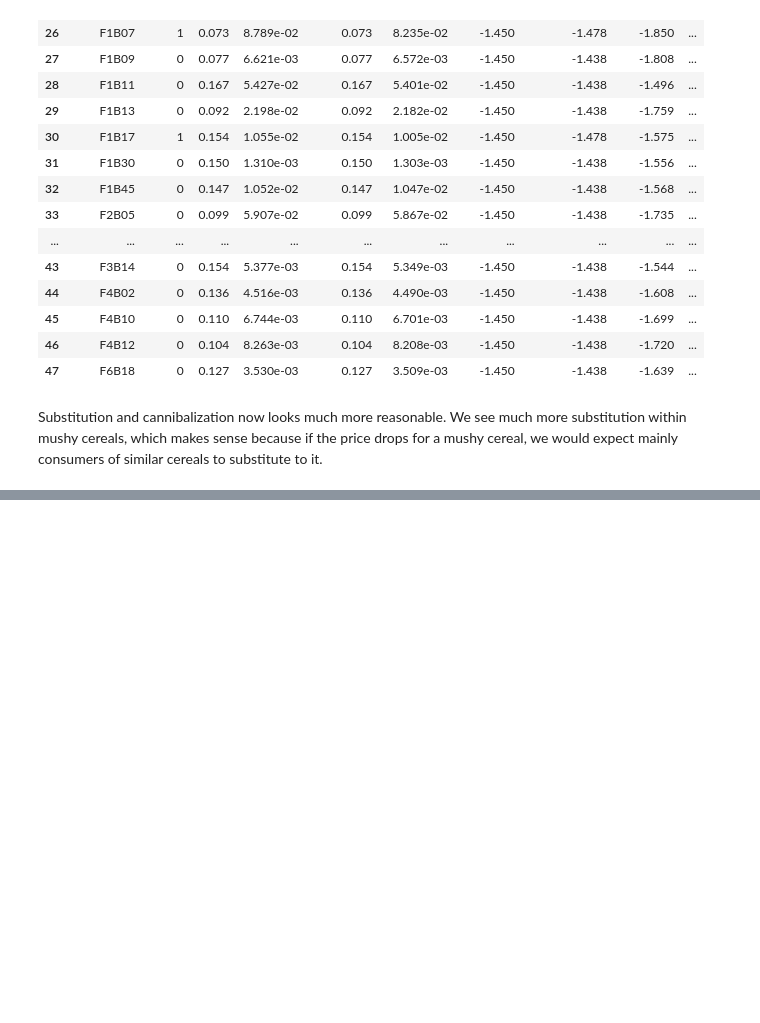
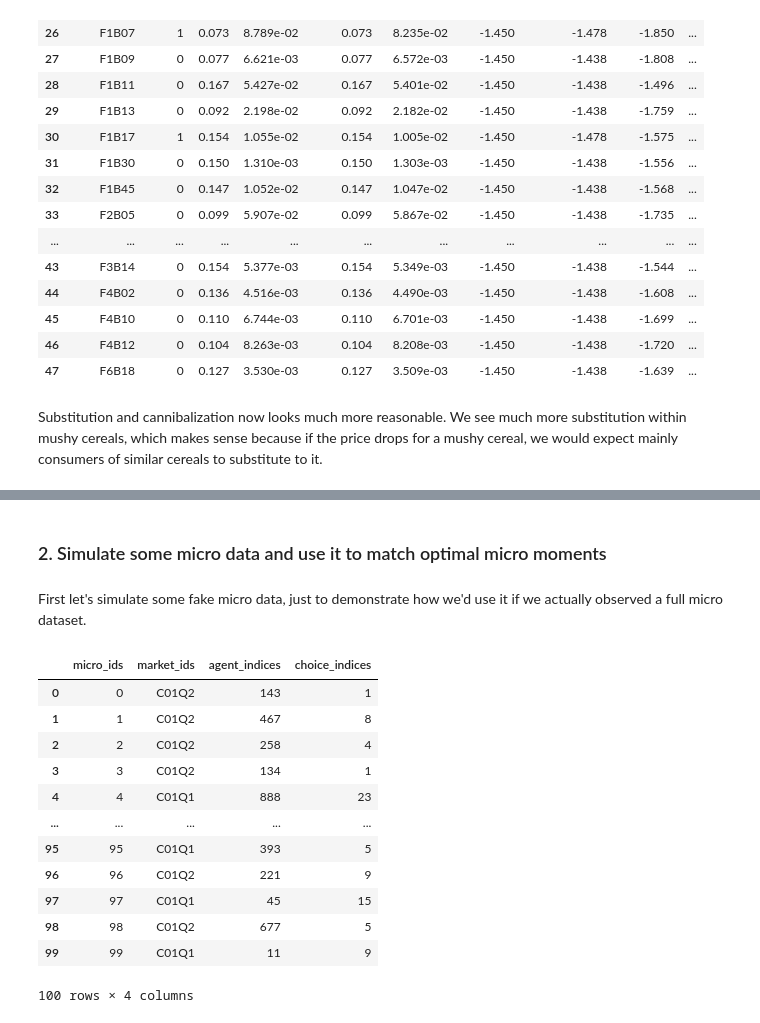
Before and after one commit to Mixtape-Sessions/Demand-Estimation, a Jupyter notebook: Exercises/Exercise-3/Solutions.ipynb, the cells around one changed output, grey strips where cells are left out. Cells and saved outputs as stored; diff of their text form; code cells hidden in the pictures; blank space fills up the shorter version.

```diff
--- a/Exercises/Exercise-3/Solutions.ipynb
+++ b/Exercises/Exercise-3/Solutions.ipynb
@@ -281,0 +333,18 @@ Substitution and cannibalization now looks much more reasonable. We see much mor
+# %%
+pyblp.options.verbose = True
+alt_restricted_results = alt_problem.solve(
+    sigma=[
+        [0, 0, 0],
+        [0, 4, 0],
+        [0, 0, 6],
+    ],
+    pi=[
+        [-0.3],
+        [0.1],
+        [-6],
+    ],
+    method='1s',
+    optimization=optimization,
+    micro_moments=[income_moment, mushy_moment],
+)
+pyblp.options.verbose = False
@@ -281,0 +446,21 @@ Substitution and cannibalization now looks much more reasonable. We see much mor
+# %% [markdown]
+### 2. Simulate some micro data and use it to match optimal micro moments
+# %% [markdown]
+First let's simulate some fake micro data, just to demonstrate how we'd use it if we actually observed a full micro dataset.
+# %%
+micro_data = pd.DataFrame(pyblp.data_to_dict(micro_results.simulate_micro_data(income_dataset, seed=0)))
+micro_data
+# %% [output]
+|  | micro_ids | market_ids | agent_indices | choice_indices |
+| 0 | 0 | C01Q2 | 143 | 1 |
+| 1 | 1 | C01Q2 | 467 | 8 |
+| 2 | 2 | C01Q2 | 258 | 4 |
+| 3 | 3 | C01Q2 | 134 | 1 |
+| 4 | 4 | C01Q1 | 888 | 23 |
+| ... | ... | ... | ... | ... |
+| 95 | 95 | C01Q1 | 393 | 5 |
+| 96 | 96 | C01Q2 | 221 | 9 |
+| 97 | 97 | C01Q1 | 45 | 15 |
+| 98 | 98 | C01Q2 | 677 | 5 |
+| 99 | 99 | C01Q1 | 11 | 9 |
+100 rows × 4 columns
```
Also changed, not shown: parts of 43 cells of this notebook, 3 other files.
